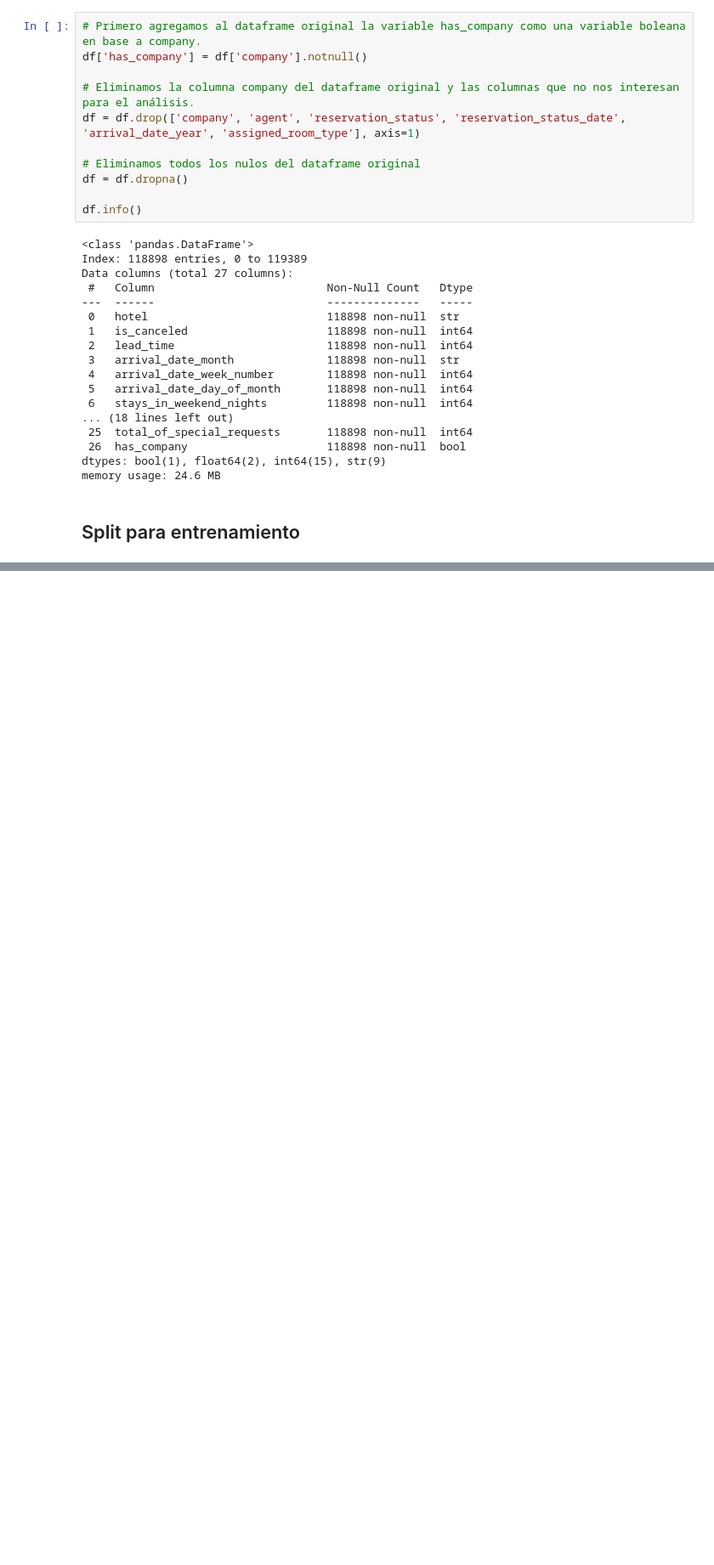
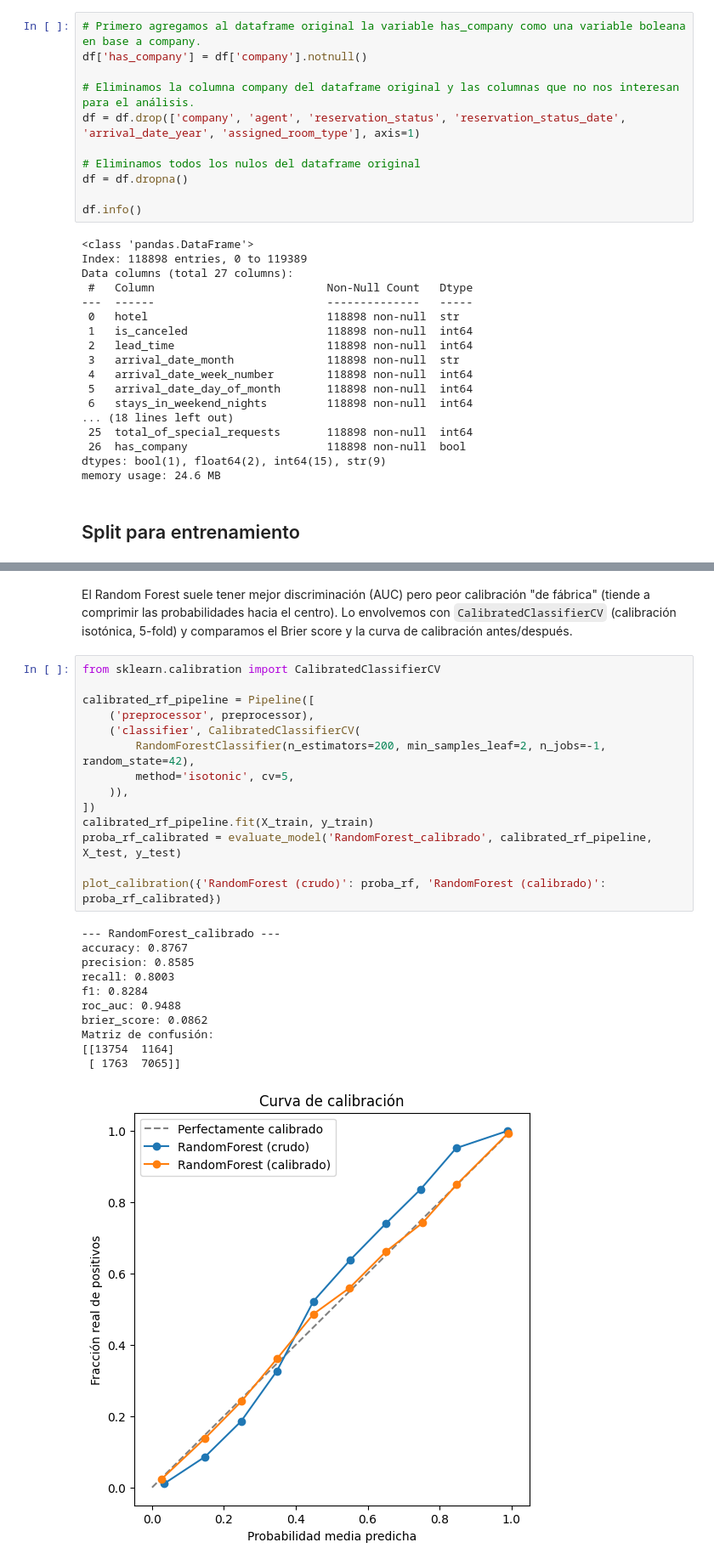
Before and after one commit to ugasdomingo/final-project-machine-learning, a Jupyter notebook: Model/src/explore.ipynb, the cells around one changed output, grey strips where cells are left out. Shown at 85% size. Drawn from its saved outputs; the diff is of its cells as text; blank space fills up the shorter version.

```diff
--- a/Model/src/explore.ipynb
+++ b/Model/src/explore.ipynb
@@ -111,0 +292,28 @@ memory usage: 24.6 MB
+# %% [markdown]
+El Random Forest suele tener mejor discriminación (AUC) pero peor calibración "de fábrica" (tiende a comprimir las probabilidades hacia el centro). Lo envolvemos con `CalibratedClassifierCV` (calibración isotónica, 5-fold) y comparamos el Brier score y la curva de calibración antes/después.
+# %%
+from sklearn.calibration import CalibratedClassifierCV
+
+calibrated_rf_pipeline = Pipeline([
+    ('preprocessor', preprocessor),
+    ('classifier', CalibratedClassifierCV(
+        RandomForestClassifier(n_estimators=200, min_samples_leaf=2, n_jobs=-1, random_state=42),
+        method='isotonic', cv=5,
+    )),
+])
+calibrated_rf_pipeline.fit(X_train, y_train)
+proba_rf_calibrated = evaluate_model('RandomForest_calibrado', calibrated_rf_pipeline, X_test, y_test)
+
+plot_calibration({'RandomForest (crudo)': proba_rf, 'RandomForest (calibrado)': proba_rf_calibrated})
+# %% [output]
+--- RandomForest_calibrado ---
+accuracy: 0.8767
+precision: 0.8585
+recall: 0.8003
+f1: 0.8284
+roc_auc: 0.9488
+brier_score: 0.0862
+Matriz de confusión:
+[[13754  1164]
+ [ 1763  7065]]
+[figure, added]
```
Also changed, not shown: parts of 26 cells of this notebook, 17 other files.
